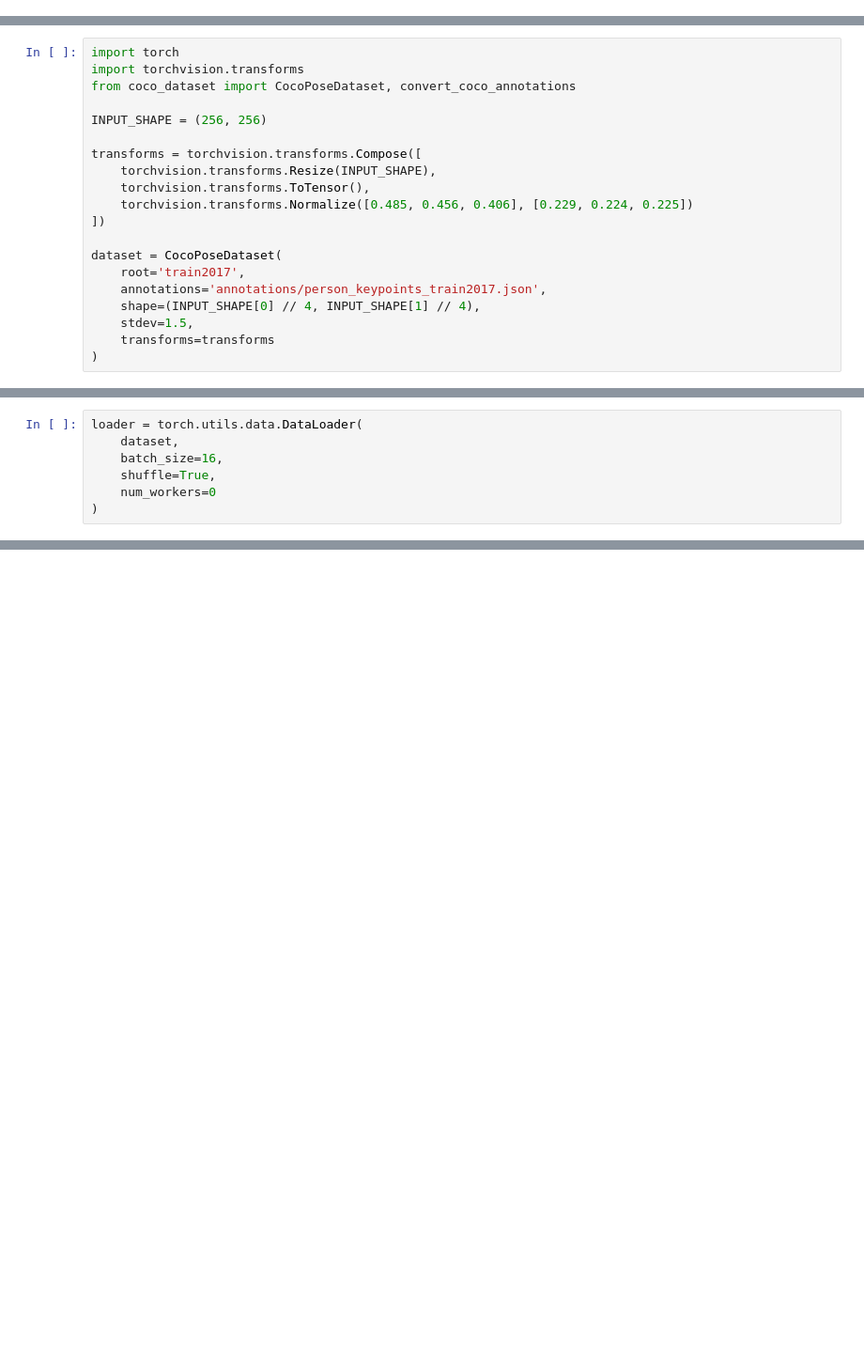
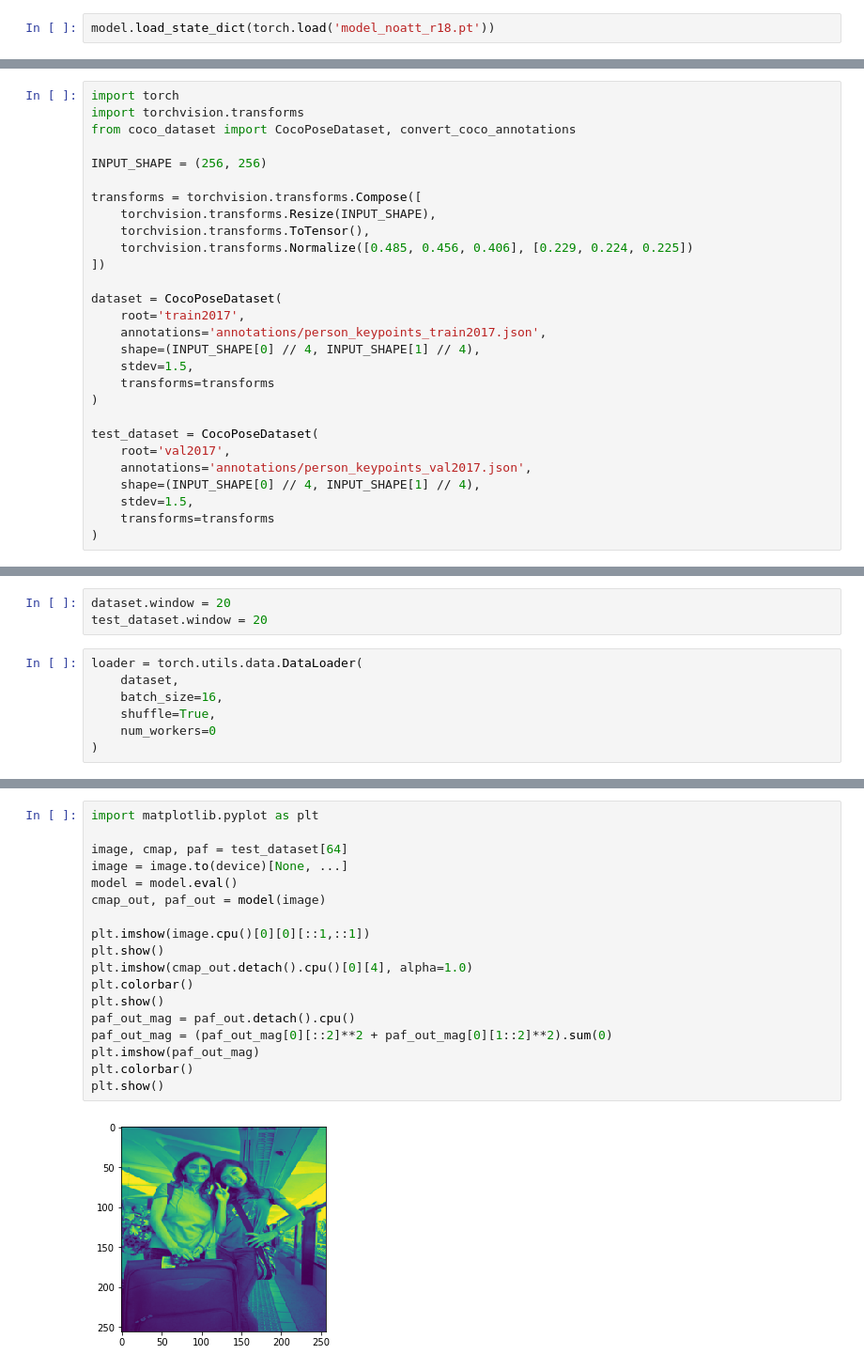
Before and after one commit to NVIDIA-AI-IOT/trt_pose, a Jupyter notebook: examples/coco/train.ipynb, the cells around one changed output, grey strips where cells are left out. Shown: that part at 94% size. Cells and saved outputs as stored; diff of their text form; blank space fills up the shorter version.

```diff
--- a/examples/coco/train.ipynb
+++ b/examples/coco/train.ipynb
@@ -4,0 +22,2 @@ model = baseline_resnet18(pretrained=True).cuda()
+# %%
+model.load_state_dict(torch.load('model_noatt_r18.pt'))
@@ -24,5 +45,13 @@ dataset = CocoPoseDataset(
     stdev=1.5,
     transforms=transforms
 )
+
+test_dataset = CocoPoseDataset(
+    root='val2017',
+    annotations='annotations/person_keypoints_val2017.json',
+    shape=(INPUT_SHAPE[0] // 4, INPUT_SHAPE[1] // 4),
+    stdev=1.5,
+    transforms=transforms
+)
 # %% [output]
 loading annotations into memory...
@@ -32,3 +65,6 @@ index created!
+# %%
+dataset.window = 20
+test_dataset.window = 20
 # %%
 loader = torch.utils.data.DataLoader(
     dataset,
@@ -51,0 +119,20 @@ print((t1 - t0) / 50.0)
+# %%
+import matplotlib.pyplot as plt
+
+image, cmap, paf = test_dataset[64]
+image = image.to(device)[None, ...]
+model = model.eval()
+cmap_out, paf_out = model(image)
+
+plt.imshow(image.cpu()[0][0][::1,::1])
+plt.show()
+plt.imshow(cmap_out.detach().cpu()[0][4], alpha=1.0)
+plt.colorbar()
+plt.show()
+paf_out_mag = paf_out.detach().cpu()
+paf_out_mag = (paf_out_mag[0][::2]**2 + paf_out_mag[0][1::2]**2).sum(0)
+plt.imshow(paf_out_mag)
+plt.colorbar()
+plt.show()
+# %% [output]
+[figure, added]
```
Also changed, not shown: parts of 17 cells of this notebook, 1 other file.
